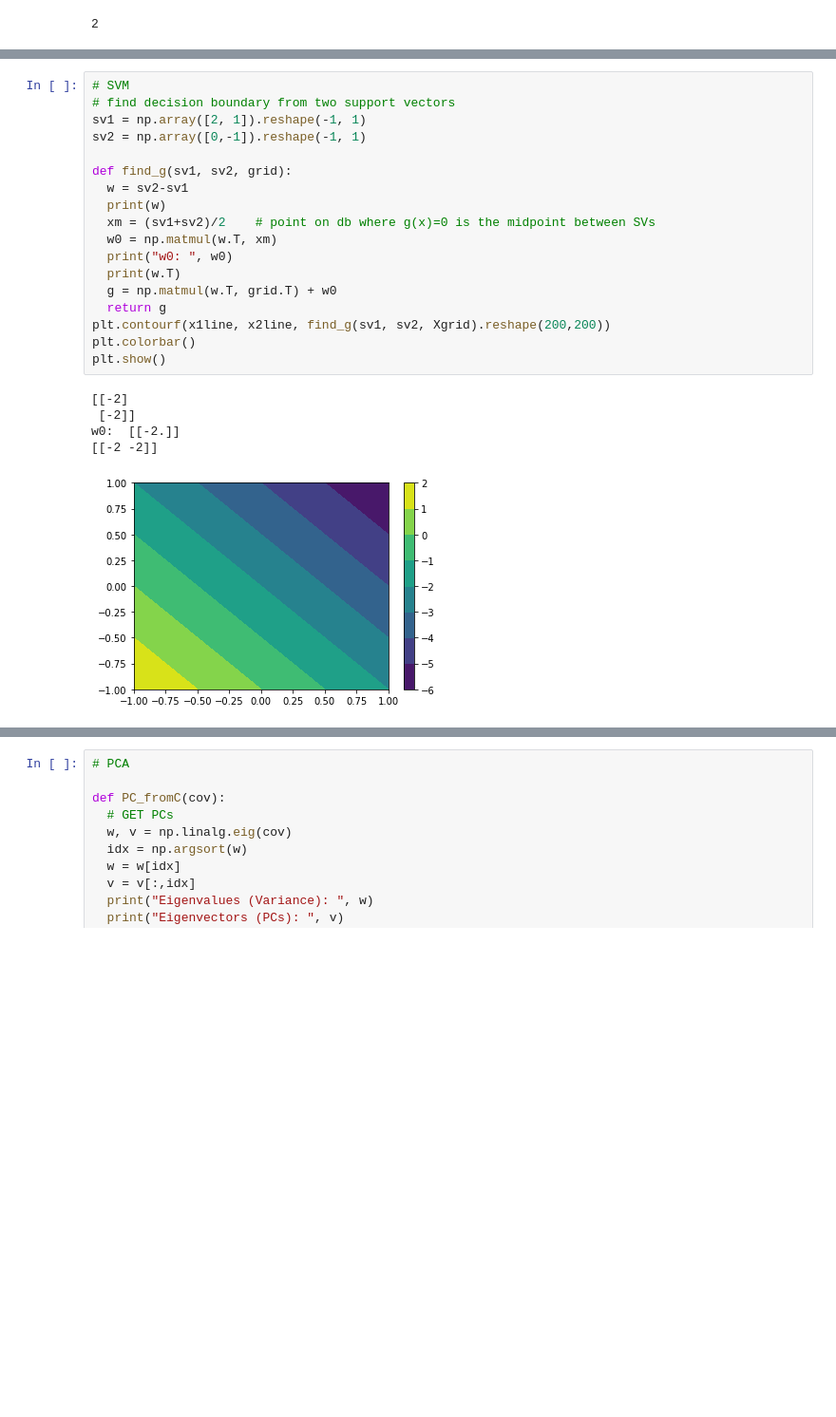
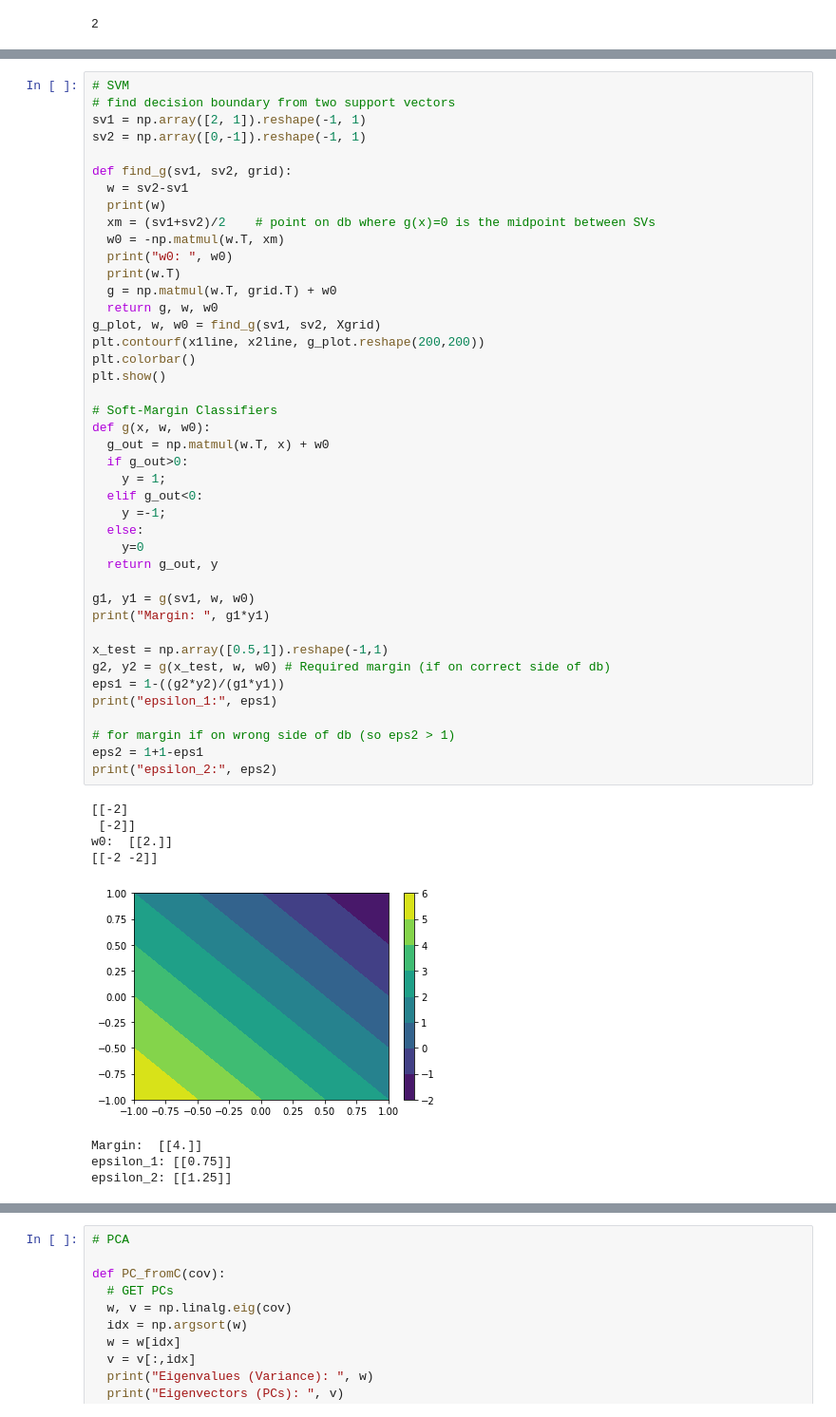
Before and after one commit to choiboy92/ImperialML, a Jupyter notebook: ML_exam_functions.ipynb, the cells around one changed output, grey strips where cells are left out. Shown at 95% size. Cells and saved outputs as stored; diff of their text form; blank space fills up the shorter version.

```diff
--- a/ML_exam_functions.ipynb
+++ b/ML_exam_functions.ipynb
@@ -204,24 +204,51 @@ plt.contourf(x1line, x2line, omega)
 # %%
 # SVM
 # find decision boundary from two support vectors
 sv1 = np.array([2, 1]).reshape(-1, 1)
 sv2 = np.array([0,-1]).reshape(-1, 1)
 
 def find_g(sv1, sv2, grid):
   w = sv2-sv1
   print(w)
   xm = (sv1+sv2)/2    # point on db where g(x)=0 is the midpoint between SVs
-  w0 = np.matmul(w.T, xm)
+  w0 = -np.matmul(w.T, xm)
   print("w0: ", w0)
   print(w.T)
   g = np.matmul(w.T, grid.T) + w0
-  return g
-plt.contourf(x1line, x2line, find_g(sv1, sv2, Xgrid).reshape(200,200))
+  return g, w, w0
+g_plot, w, w0 = find_g(sv1, sv2, Xgrid)
+plt.contourf(x1line, x2line, g_plot.reshape(200,200))
 plt.colorbar()
 plt.show()
+
+# Soft-Margin Classifiers
+def g(x, w, w0):
+  g_out = np.matmul(w.T, x) + w0
+  if g_out>0:
+    y = 1;
+  elif g_out<0:
+    y =-1;
+  else:
+    y=0
+  return g_out, y
+
+g1, y1 = g(sv1, w, w0)
+print("Margin: ", g1*y1)
+
+x_test = np.array([0.5,1]).reshape(-1,1)
+g2, y2 = g(x_test, w, w0) # Required margin (if on correct side of db)
+eps1 = 1-((g2*y2)/(g1*y1))
+print("epsilon_1:", eps1)
+
+# for margin if on wrong side of db (so eps2 > 1)
+eps2 = 1+1-eps1
+print("epsilon_2:", eps2)
 # %% [output]
 [[-2]
  [-2]]
-w0:  [[-2.]]
+w0:  [[2.]]
 [[-2 -2]]
-[figure, old version]
+[figure, new version]
+Margin:  [[4.]]
+epsilon_1: [[0.75]]
+epsilon_2: [[1.25]]
```
Also changed, not shown: parts of 7 cells of this notebook.
